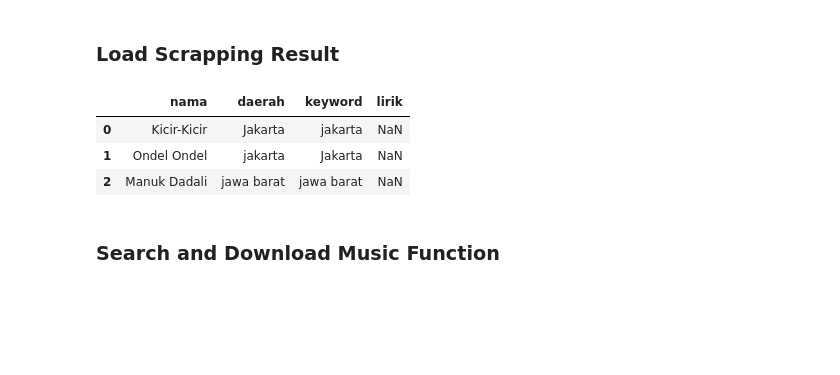
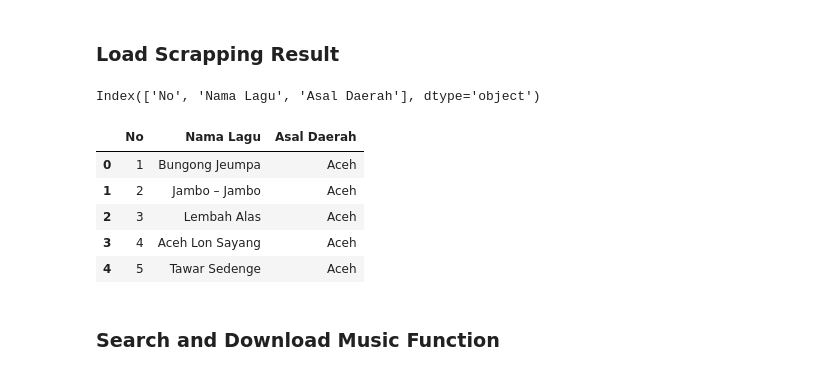
Before and after one commit to SuaraNusa/python-suara-nusa-model, a Jupyter notebook: scraping.ipynb, the cells around one changed output. Cells and saved outputs as stored; diff of their text form; code cells hidden in the pictures; blank space fills up the shorter version.

```diff
--- a/scraping.ipynb
+++ b/scraping.ipynb
@@ -7,14 +7,18 @@ import os
 # %% [markdown]
 ### Load Scrapping Result
 # %%
-data = pd.read_csv('data/scrapping_result/data.csv', sep=';')
+data = pd.read_csv('data/scrapping_result/lagu_daerah.csv', sep=',')
 
+print(data.columns)
 data.head()
 # %% [output]
+Index(['No', 'Nama Lagu', 'Asal Daerah'], dtype='object')
-|  | nama | daerah | keyword | lirik |
-| 0 | Kicir-Kicir | Jakarta | jakarta | NaN |
-| 1 | Ondel Ondel | jakarta | Jakarta | NaN |
-| 2 | Manuk Dadali | jawa barat | jawa barat | NaN |
+|  | No | Nama Lagu | Asal Daerah |
+| 0 | 1 | Bungong Jeumpa | Aceh |
+| 1 | 2 | Jambo – Jambo | Aceh |
+| 2 | 3 | Lembah Alas | Aceh |
+| 3 | 4 | Aceh Lon Sayang | Aceh |
+| 4 | 5 | Tawar Sedenge | Aceh |
 # %% [markdown]
 ### Search and Download Music Function
 # %%
```
Also changed, not shown: parts of 2 cells of this notebook, 3 other files.
